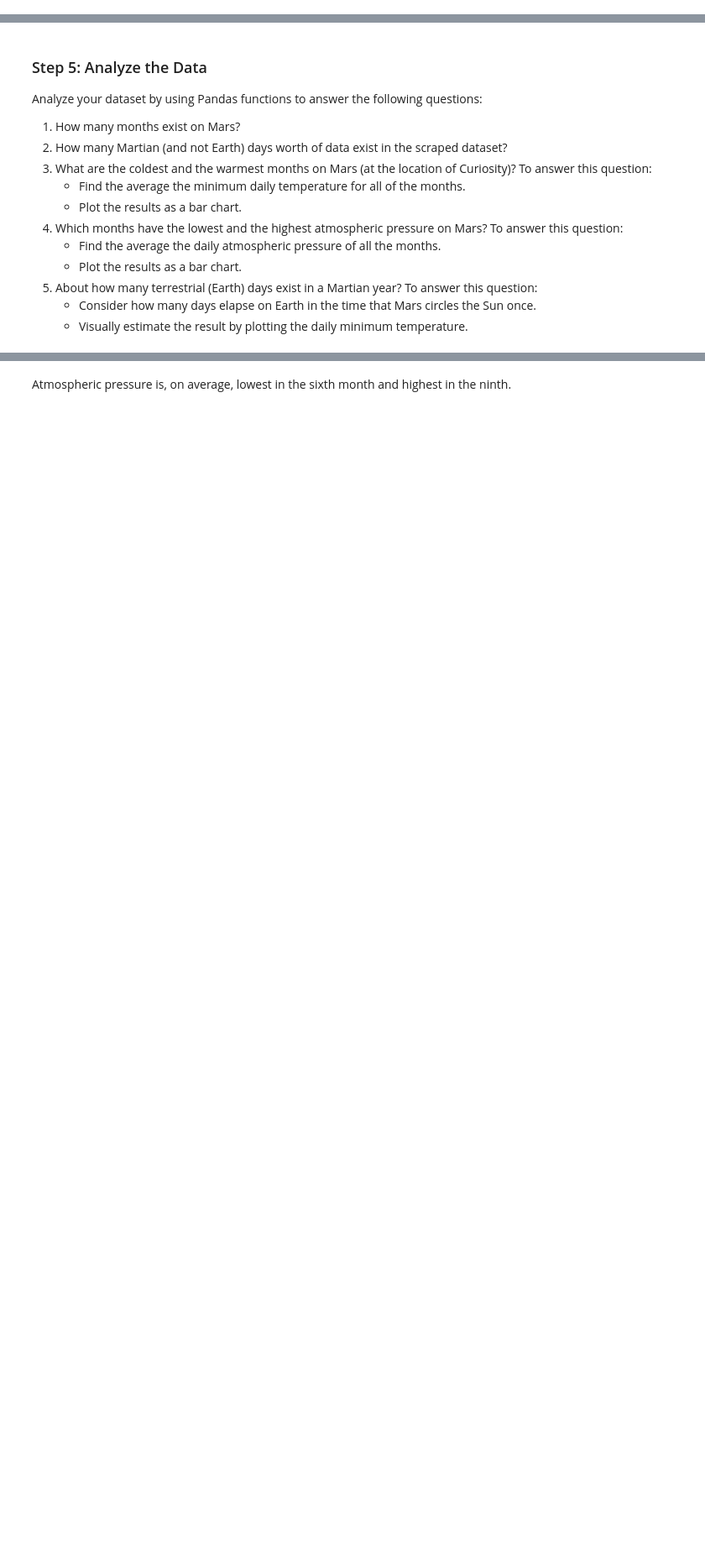
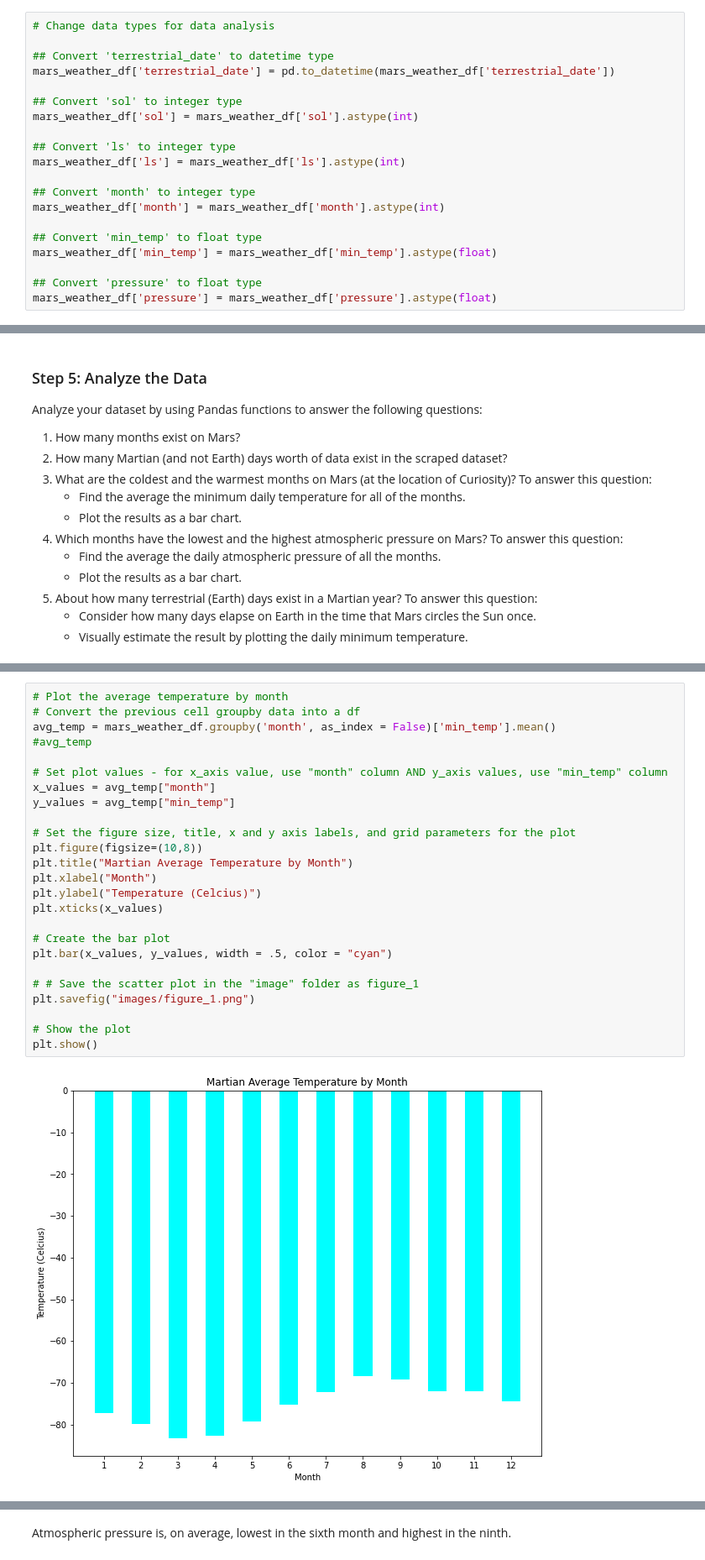
Before and after one commit to meena2203/web-scraping-challenge, a Jupyter notebook: part_2_mars_weather.ipynb, the cells around one changed output, grey strips where cells are left out. Shown at 84% size. Saved outputs shown, nothing was run; the diff lists cells and outputs as text; blank space fills up the shorter version.

```diff
--- a/part_2_mars_weather.ipynb
+++ b/part_2_mars_weather.ipynb
@@ -98,3 +132,23 @@ mars_weather_df. dtypes
+# %%
+# Change data types for data analysis
+
+## Convert 'terrestrial_date' to datetime type
+mars_weather_df['terrestrial_date'] = pd.to_datetime(mars_weather_df['terrestrial_date'])
+
+## Convert 'sol' to integer type
+mars_weather_df['sol'] = mars_weather_df['sol'].astype(int)
+
+## Convert 'ls' to integer type
+mars_weather_df['ls'] = mars_weather_df['ls'].astype(int)
+
+## Convert 'month' to integer type
+mars_weather_df['month'] = mars_weather_df['month'].astype(int)
+
+## Convert 'min_temp' to float type
+mars_weather_df['min_temp'] = mars_weather_df['min_temp'].astype(float)
+
+## Convert 'pressure' to float type
+mars_weather_df['pressure'] = mars_weather_df['pressure'].astype(float)
 # %%
 # Confirm type changes were successful by examining data types again
 mars_weather_df. dtypes
@@ -131 +208,28 @@ mars_weather_df.groupby('month')['min_temperature'].mean()
+# %%
+# Plot the average temperature by month
+# Convert the previous cell groupby data into a df
+avg_temp = mars_weather_df.groupby('month', as_index = False)['min_temp'].mean()
+#avg_temp
+
+# Set plot values - for x_axis value, use "month" column AND y_axis values, use "min_temp" column
+x_values = avg_temp["month"]
+y_values = avg_temp["min_temp"]
+
+# Set the figure size, title, x and y axis labels, and grid parameters for the plot
+plt.figure(figsize=(10,8))
+plt.title("Martian Average Temperature by Month")
+plt.xlabel("Month")
+plt.ylabel("Temperature (Celcius)")
+plt.xticks(x_values)
+
+# Create the bar plot
+plt.bar(x_values, y_values, width = .5, color = "cyan")
+
+# # Save the scatter plot in the "image" folder as figure_1
+plt.savefig("images/figure_1.png")
+
+# Show the plot
+plt.show()
+# %% [output]
+[figure, added]
 # %%
```
Also changed, not shown: parts of 32 cells of this notebook, 2 other files.
